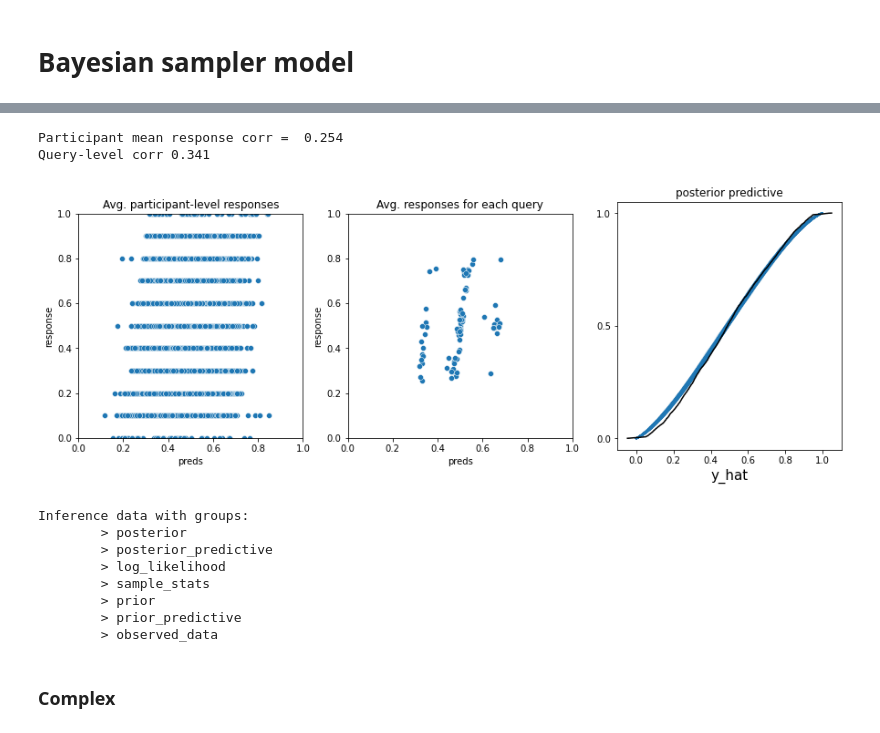
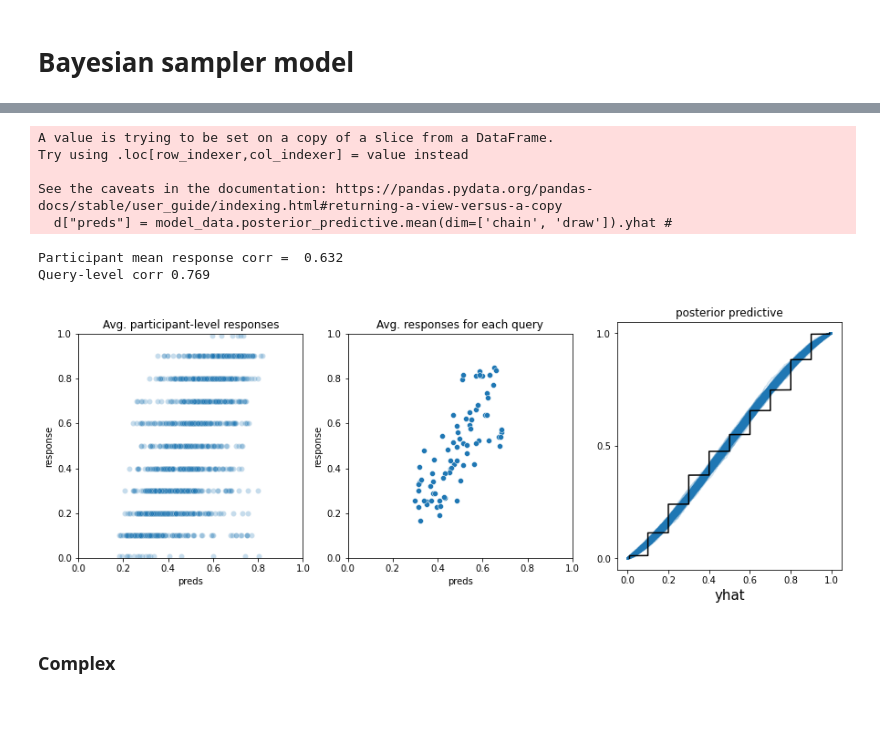
Before and after one commit to derekpowell/probjudge, a Jupyter notebook: exp1-modeling.ipynb, the cells around one changed output, grey strips where cells are left out. Drawn from its saved outputs; the diff is of its cells as text; code cells hidden in the pictures.

Commit message:
testing removing rounding things

```diff
--- a/exp1-modeling.ipynb
+++ b/exp1-modeling.ipynb
@@ -82,20 +101,24 @@ def relative_freq(data, y=None):
     pi = calc_prob(theta, X_num, X_denom)
 
     with numpyro.plate("data", len(trial)):
-        # accounting for rounding
-#         y_err = numpyro.sample("y_err", dist.Beta(1,1))
-#         y_err = (y_err - .50)*rounded_to
+##        accounting for rounding
+        # y_err = numpyro.sample("y_err", dist.Beta(1,1))
+        # y_err = (y_err - .50)*rounded_to
+        # true_obs = y + y_err if y is not None else None
 
+        true_obs = y if y is not None else None
+        yhat = numpyro.sample("yhat", dist.Beta(pi*k, (1-pi)*k), obs=true_obs)
 #         y_true = numpyro.sample("y_true", dist.Beta(pi*k, (1-pi)*k))
 #         numpyro.sample("y_hat", dist.Normal(y_true + y_err, .0001), obs=y)
 
         # not accounting for rounding
-        yhat = numpyro.sample("yhat", dist.Beta(pi*k, (1-pi)*k), obs=y)
+        # yhat = numpyro.sample("yhat", dist.Beta(pi*k, (1-pi)*k), obs=y)
 # %%
-mcmc_rf = MCMC(NUTS(relative_freq, target_accept_prob=.80),
+mcmc_rf = MCMC(NUTS(relative_freq, target_accept_prob=.90,
+                    init_strategy = init_to_value(values={"y_err":.50})),
                num_warmup=500,
                num_samples=500,
-               num_chains=1)
+               num_chains=2)
 
 mcmc_rf.run(random.PRNGKey(0), X_data, y_data)
 # %%
@@ -187,24 +215,25 @@ def bayesian_sampler_simple(data, y=None):
 
     # Likelihood
     with numpyro.plate("data", len(trial)):
-#         y_err = numpyro.sample("y_err", dist.Beta(1,1))
-#         y_err = (y_err - .50)*rounded_to
+        # y_err = numpyro.sample("y_err", dist.Beta(1,1))
+        # y_err = (y_err - .50)*rounded_to
+        # true_obs = y + y_err if y is not None else None
 
-#         true_obs = y + y_err if y is not None else None
-#         yhat = numpyro.sample("yhat", dist.Beta(p_bs*k, (1-p_bs)*k), obs=true_obs)
+        true_obs = y if y is not None else None
+        yhat = numpyro.sample("yhat", dist.Beta(p_bs*k, (1-p_bs)*k), obs=true_obs)
 
         # y_true = p_bs
         # y_true = numpyro.sample("y_true", dist.Beta(p_bs*k, (1-p_bs)*k))
         # yhat = numpyro.sample("yhat", dist.StudentT(3, y_true + y_err, .001), obs=y)
 
-        yhat = numpyro.sample("yhat", dist.Beta(p_bs*k, (1-p_bs)*k), obs=y)
+        # yhat = numpyro.sample("yhat", dist.Beta(p_bs*k, (1-p_bs)*k), obs=y)
 
     return yhat
 # %%
-from numpyro.infer.initialization import init_to_value, init_to_feasible
-
-mcmc_bs_simple = MCMC(NUTS(bayesian_sampler_simple, target_accept_prob=.80),
-               num_warmup=500,
+mcmc_bs_simple = MCMC(NUTS(bayesian_sampler_simple, target_accept_prob=.95,
+                          # init_strategy = init_to_value(values={"y_err":.50})
+                          ),
+               num_warmup=1_000,
                num_samples=1_000,
                num_chains=2)
 
@@ -233,46 +265,40 @@ num divergences = 1000
 # %%
 def plot_model_preds(orig_data, model_data):
     from matplotlib import pyplot as plt
     fig, axes = plt.subplots(1, 3, figsize=(15, 5))
     axes[0].set_xlim(0,1)
     axes[1].set_xlim(0,1)
     axes[0].set_ylim(0,1)
     axes[1].set_ylim(0,1)
     axes[0].set_aspect(1)
     axes[1].set_aspect(1)
 #     fig.suptitle('Model')
 
     d = orig_data
     d["preds"] = model_data.posterior_predictive.mean(dim=['chain', 'draw']).yhat #
     print("Participant mean response corr = ", np.round(np.corrcoef(d.response, d.preds)[0,1],3))
-    sns.scatterplot(ax = axes[0], x = d.preds, y = d.response)
+    sns.scatterplot(ax = axes[0], x = d.preds, y = d.response, alpha=.25)
 
     trial_df = (d
                 .groupby(["querytype", "condition"])
                 .agg({"preds":"mean", "response":"mean"})
                )
     print("Query-level corr", np.round(np.corrcoef(trial_df.response, trial_df.preds)[0,1],3))
     sns.scatterplot(ax = axes[1], x = trial_df.preds, y = trial_df.response)
     az.plot_ppc(ax=axes[2], data=model_data, data_pairs={"yhat":"yhat"}, kind="cumulative", num_pp_samples=500, legend=False)
     axes[0].set_title("Avg. participant-level responses")
     axes[1].set_title("Avg. responses for each query")
     axes[2].set_title("posterior predictive")
 
-plot_model_preds(df, az_data_bs_simple)
+plot_model_preds(df_test, az_data_bs_simple)
 # %% [output]
-Participant mean response corr =  0.254
-Query-level corr 0.341
+A value is trying to be set on a copy of a slice from a DataFrame.
+Try using .loc[row_indexer,col_indexer] = value instead
+
+See the caveats in the documentation: https://pandas.pydata.org/pandas-docs/stable/user_guide/indexing.html#returning-a-view-versus-a-copy
+  d["preds"] = model_data.posterior_predictive.mean(dim=['chain', 'draw']).yhat #
+Participant mean response corr =  0.632
+Query-level corr 0.769
-[figure, old version]
+[figure, new version]
-# %%
-az_data_bs_simple
-# %% [output]
-Inference data with groups:
-        > posterior
-        > posterior_predictive
-        > log_likelihood
-        > sample_stats
-        > prior
-        > prior_predictive
-        > observed_data
 # %% [markdown]
 ### Complex
```
Also changed, not shown: parts of 17 cells of this notebook, 1 other file.
